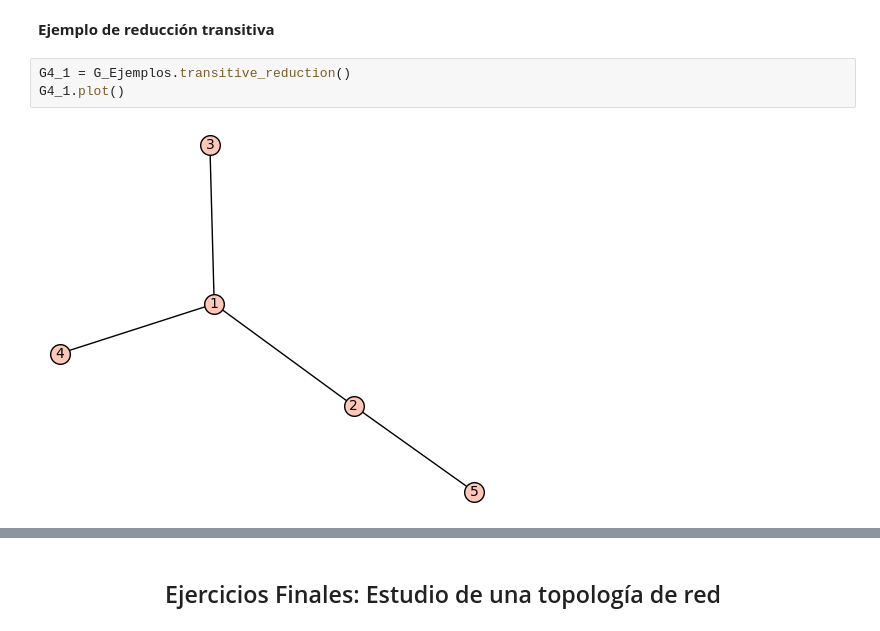
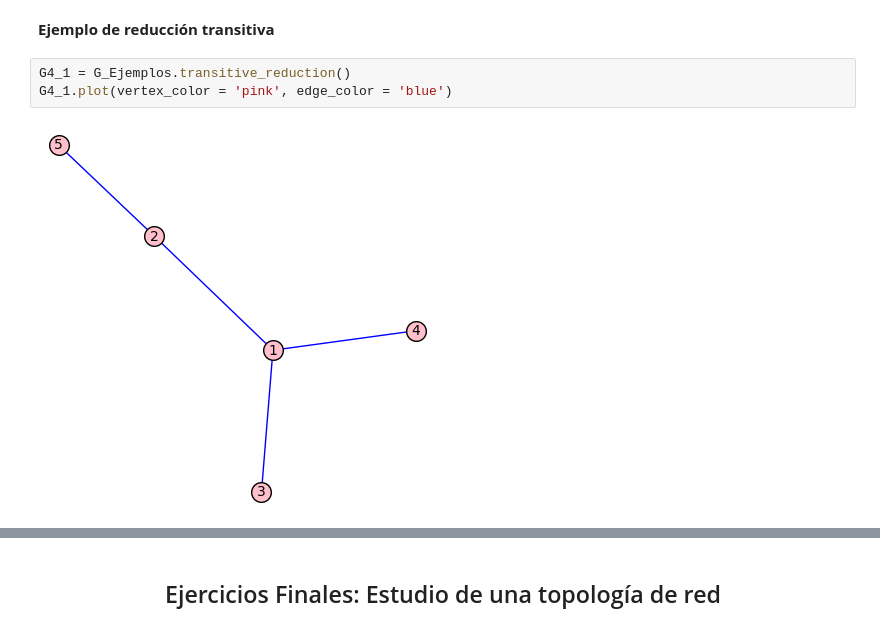
Before and after one commit to chrasucar/MATI, a Jupyter notebook: Práctica Final/Práctica Final Grupo 12.ipynb, the cells around one changed output, grey strips where cells are left out. Cells and saved outputs as stored; diff of their text form.

```diff
--- a/Práctica Final/Práctica Final Grupo 12.ipynb
+++ b/Práctica Final/Práctica Final Grupo 12.ipynb
@@ -495,6 +495,6 @@ G_Ejemplos.clustering_coeff()
 **Ejemplo de reducción transitiva**
 # %%
 G4_1 = G_Ejemplos.transitive_reduction()
-G4_1.plot()
+G4_1.plot(vertex_color = 'pink', edge_color = 'blue')
 # %% [output]
-[figure, old version]
+[figure, new version]
```
Also changed, not shown: parts of 46 cells of this notebook.
